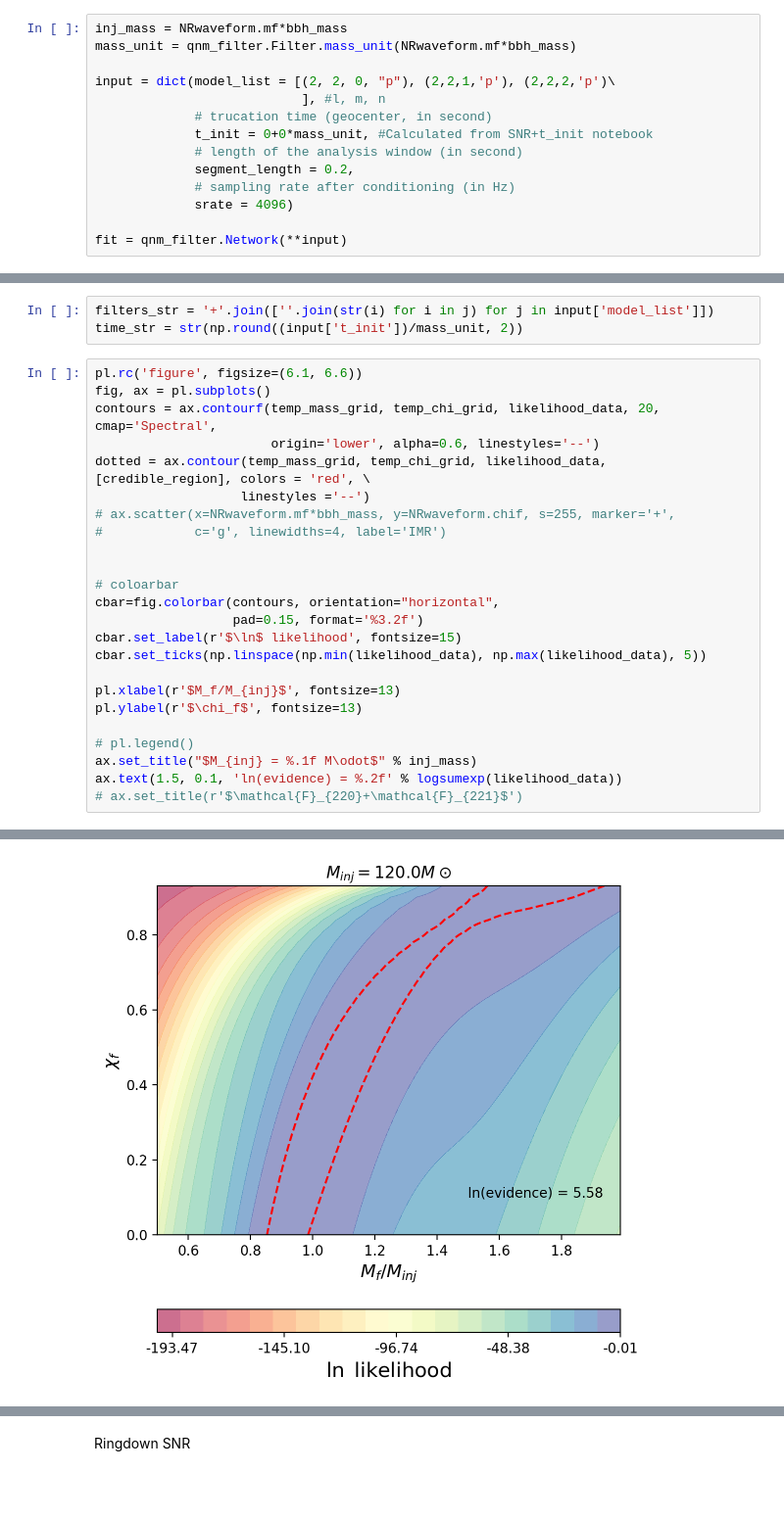
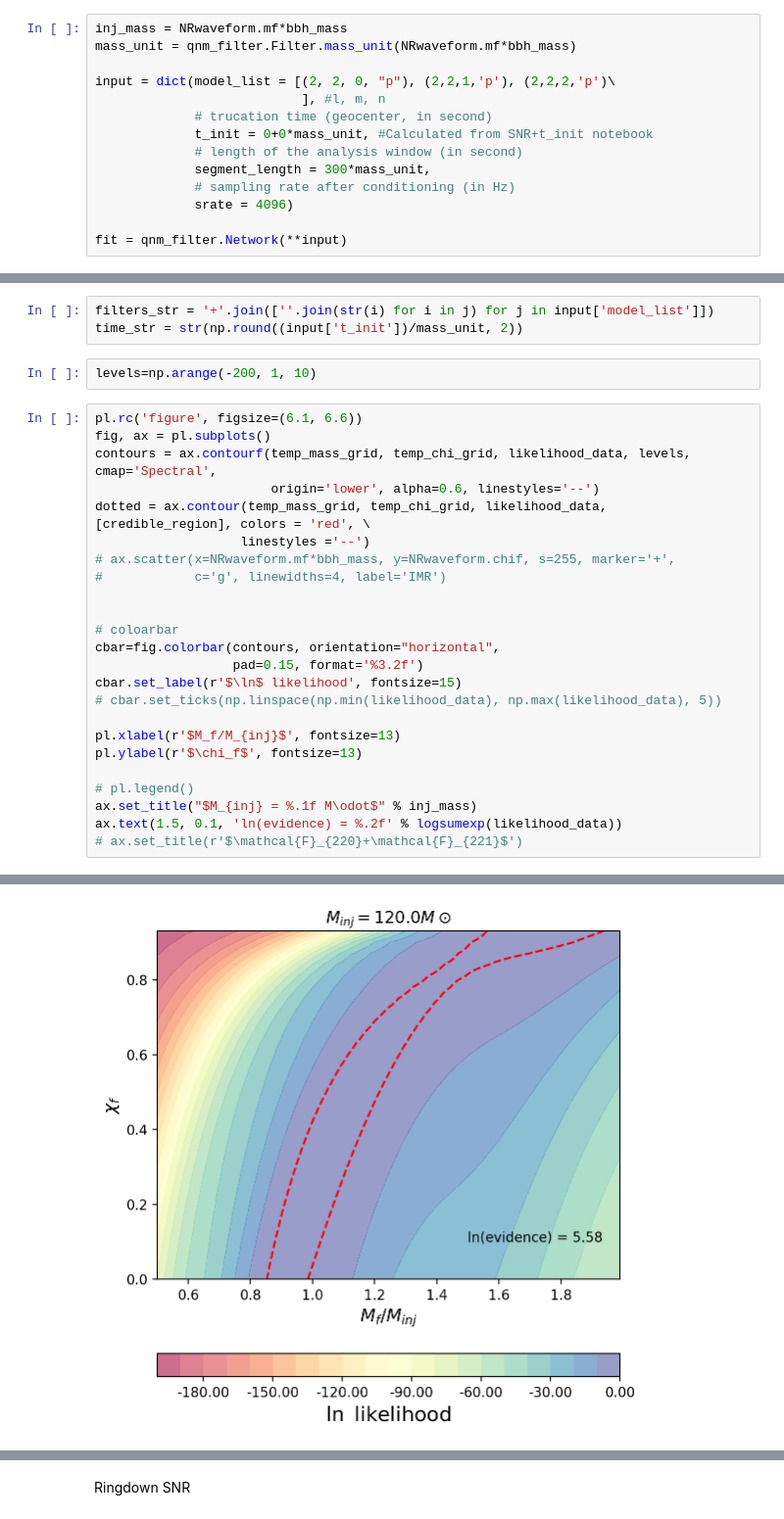
Before and after one commit to Lu-Neil/qnm_filter, a Jupyter notebook: code_demo/Mass_scaling.ipynb, the cells around one changed output, grey strips where cells are left out. Shown at 98% size. Drawn from its saved outputs; the diff is of its cells as text; blank space fills up the shorter version.

```diff
--- a/code_demo/Mass_scaling.ipynb
+++ b/code_demo/Mass_scaling.ipynb
@@ -118,7 +118,7 @@ input = dict(model_list = [(2, 2, 0, "p"), (2,2,1,'p'), (2,2,2,'p')\
              # trucation time (geocenter, in second)
              t_init = 0+0*mass_unit, #Calculated from SNR+t_init notebook
              # length of the analysis window (in second)
-             segment_length = 0.2,
+             segment_length = 300*mass_unit,
              # sampling rate after conditioning (in Hz)
              srate = 4096)
 
@@ -166,30 +166,32 @@ Plot 2d contours
 # %%
 filters_str = '+'.join([''.join(str(i) for i in j) for j in input['model_list']])
 time_str = str(np.round((input['t_init'])/mass_unit, 2))
+# %%
+levels=np.arange(-200, 1, 10)
 # %%
 pl.rc('figure', figsize=(6.1, 6.6))
 fig, ax = pl.subplots()
-contours = ax.contourf(temp_mass_grid, temp_chi_grid, likelihood_data, 20, cmap='Spectral',
+contours = ax.contourf(temp_mass_grid, temp_chi_grid, likelihood_data, levels, cmap='Spectral',
                        origin='lower', alpha=0.6, linestyles='--')
 dotted = ax.contour(temp_mass_grid, temp_chi_grid, likelihood_data, [credible_region], colors = 'red', \
                    linestyles ='--')
 # ax.scatter(x=NRwaveform.mf*bbh_mass, y=NRwaveform.chif, s=255, marker='+',
 #            c='g', linewidths=4, label='IMR')
 
 
 # coloarbar
 cbar=fig.colorbar(contours, orientation="horizontal",
                   pad=0.15, format='%3.2f')
 cbar.set_label(r'$\ln$ likelihood', fontsize=15)
-cbar.set_ticks(np.linspace(np.min(likelihood_data), np.max(likelihood_data), 5))
+# cbar.set_ticks(np.linspace(np.min(likelihood_data), np.max(likelihood_data), 5))
 
 pl.xlabel(r'$M_f/M_{inj}$', fontsize=13)
 pl.ylabel(r'$\chi_f$', fontsize=13)
 
 # pl.legend()
 ax.set_title("$M_{inj} = %.1f M\odot$" % inj_mass)
 ax.text(1.5, 0.1, 'ln(evidence) = %.2f' % logsumexp(likelihood_data))
 # ax.set_title(r'$\mathcal{F}_{220}+\mathcal{F}_{221}$')
 # %% [output]
 Text(1.5, 0.1, 'ln(evidence) = 5.58')
-[figure, old version]
+[figure, new version]
```
Also changed, not shown: parts of 5 cells of this notebook, 1 other file.
